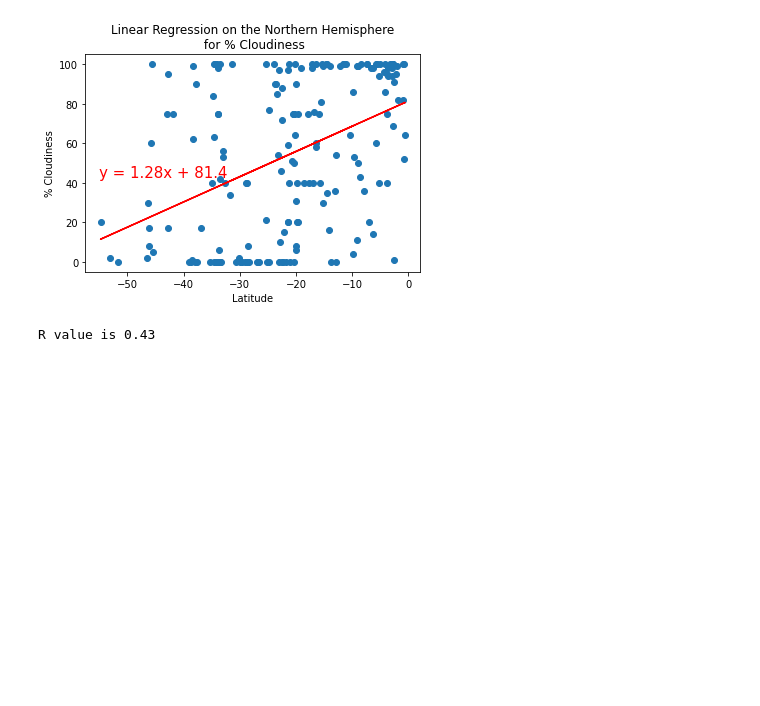
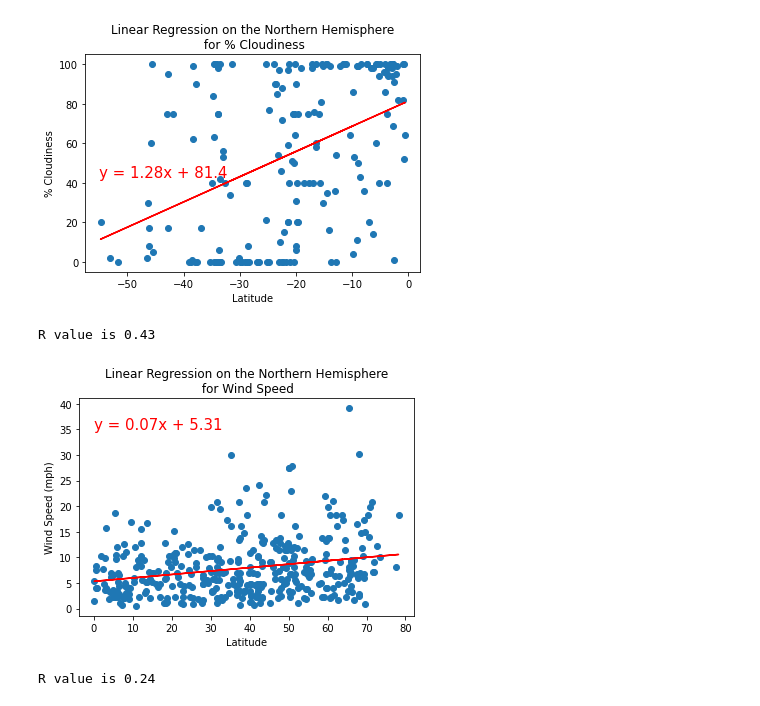
Before and after one commit to ed12rivera/World_Weather_Analysis, a Jupyter notebook: WeatherPy.ipynb, the cells around one changed output. Cells and saved outputs as stored; diff of their text form; code cells hidden in the pictures; blank space fills up the shorter version.

Commit message:
Update analysis with final regression.

```diff
--- a/WeatherPy.ipynb
+++ b/WeatherPy.ipynb
@@ -342,5 +342,8 @@ plot_linreg(southern_hemi["Lat"], southern_hemi["Cloudiness"], "% Cloudiness", (
 [figure]
 R value is 0.43
 # %%
-plot_linreg(northern_hemi["Lat"], northern_hemi["Wind Speed"], "Wind Speed (mph)", (0,0),
-           "Linear Regression on the")
+plot_linreg(northern_hemi["Lat"], northern_hemi["Wind Speed"], "Wind Speed (mph)", (0,35),
+           "Linear Regression on the Northern Hemisphere\n for Wind Speed")
+# %% [output]
+[figure, added]
+R value is 0.24
```
Also changed, not shown: parts of 1 cell of this notebook.
